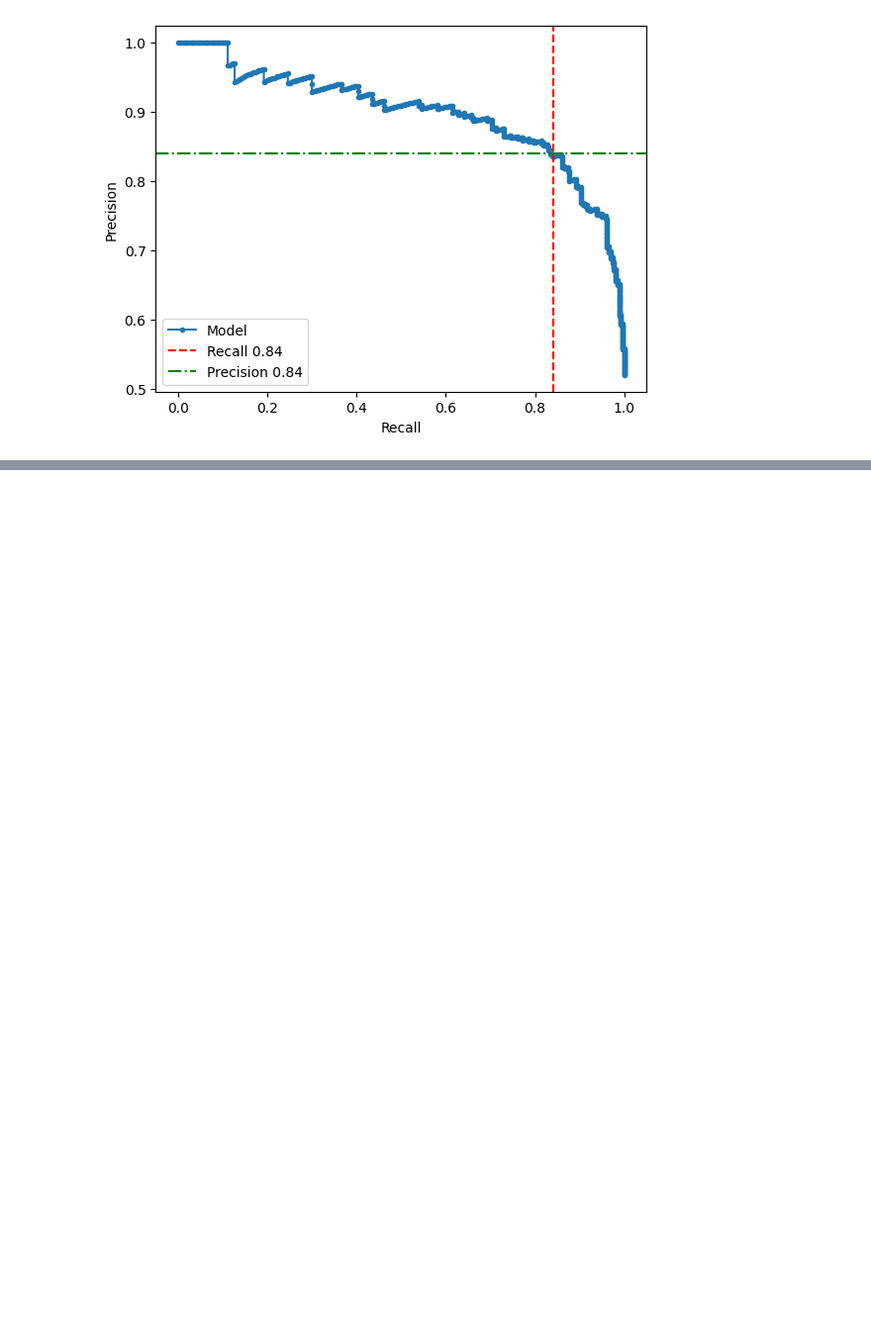
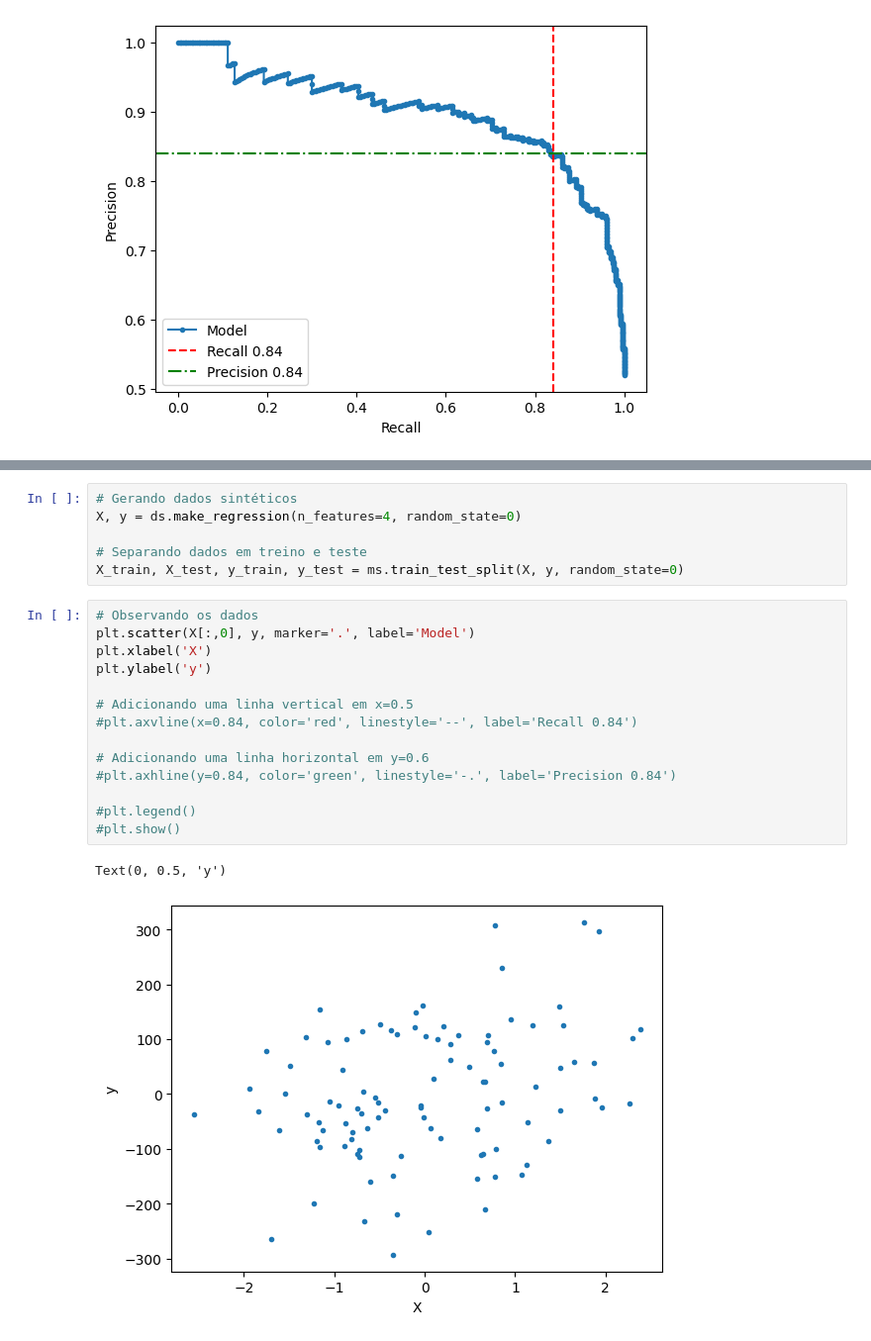
Before and after one commit to antonioorichard/respositorio_ML, a Jupyter notebook: Ciclo_6.ipynb, the cells around one changed output, grey strips where cells are left out. Shown at 99% size. Cells and saved outputs as stored; diff of their text form; blank space fills up the shorter version.

```diff
--- a/Ciclo_6.ipynb
+++ b/Ciclo_6.ipynb
@@ -161,0 +172,23 @@ plt.show()
+# %%
+# Gerando dados sintéticos
+X, y = ds.make_regression(n_features=4, random_state=0)
+
+# Separando dados em treino e teste
+X_train, X_test, y_train, y_test = ms.train_test_split(X, y, random_state=0)
+# %%
+# Observando os dados
+plt.scatter(X[:,0], y, marker='.', label='Model')
+plt.xlabel('X')
+plt.ylabel('y')
+
+# Adicionando uma linha vertical em x=0.5
+#plt.axvline(x=0.84, color='red', linestyle='--', label='Recall 0.84')
+
+# Adicionando uma linha horizontal em y=0.6
+#plt.axhline(y=0.84, color='green', linestyle='-.', label='Precision 0.84')
+
+#plt.legend()
+#plt.show()
+# %% [output]
+Text(0, 0.5, 'y')
+[figure, added]
```
Also changed, not shown: parts of 30 cells of this notebook, 2 other files.
